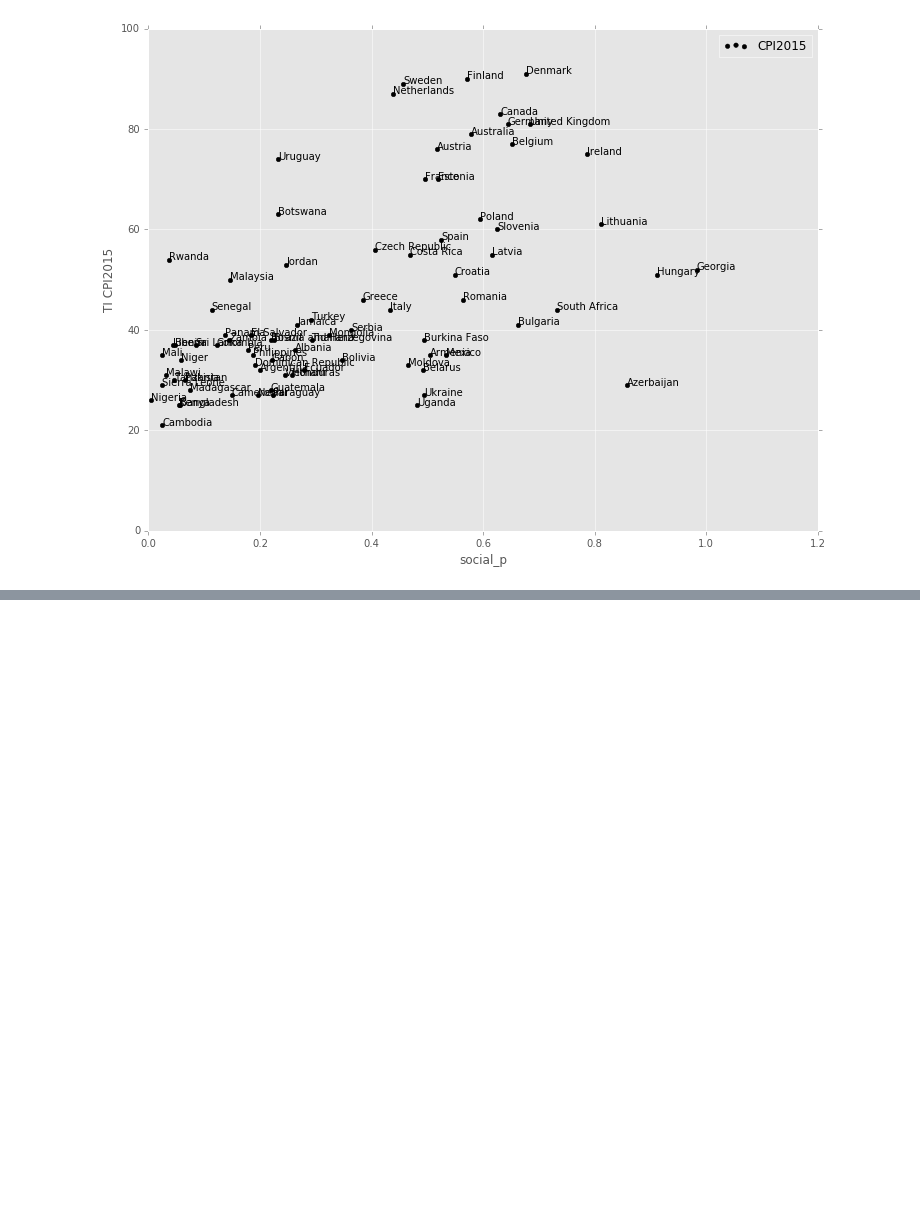
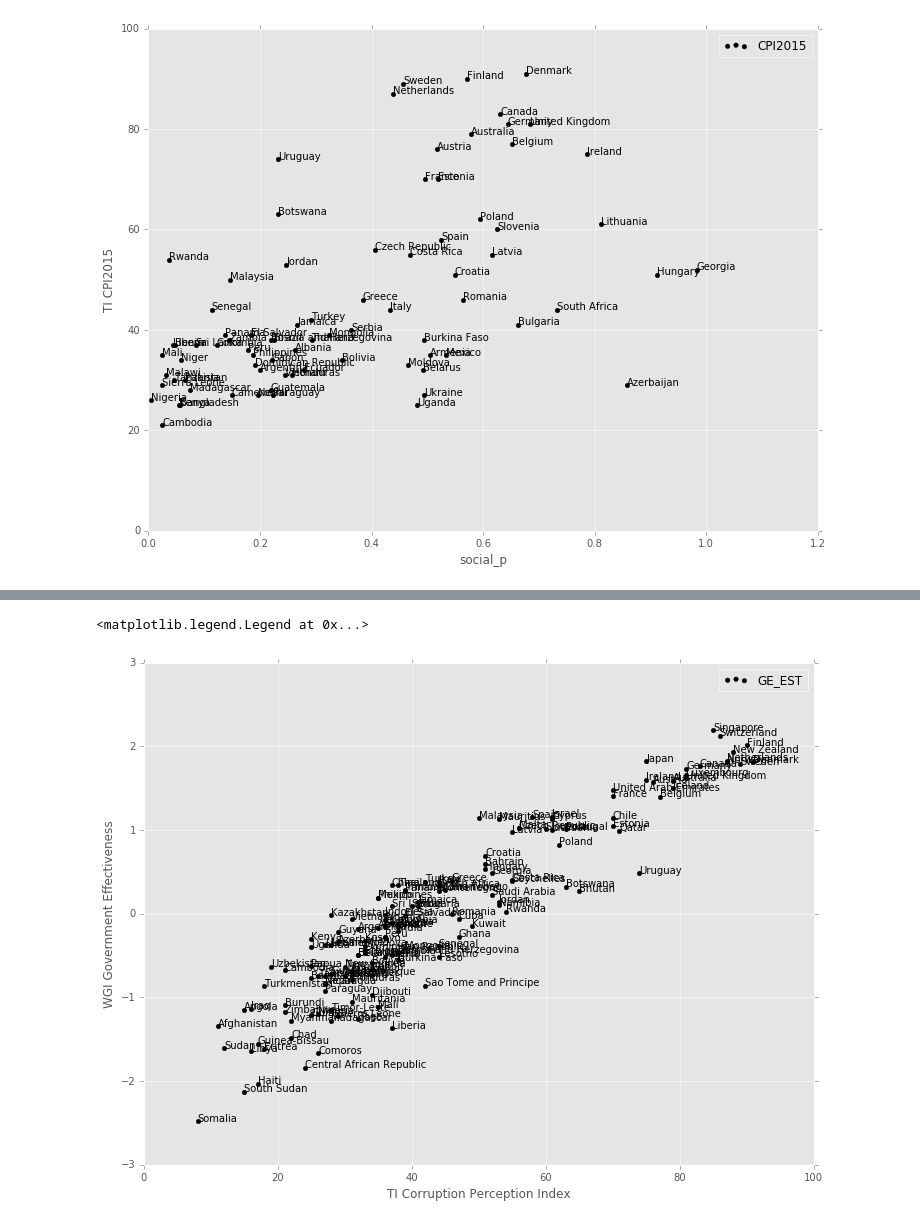
Before and after one commit to adrivsh/wb_social_transfers, a Jupyter notebook: social protection and governance analysis.ipynb, the cells around one changed output, grey strips where cells are left out. Drawn from its saved outputs; the diff is of its cells as text; code cells hidden in the pictures; blank space fills up the shorter version.

```diff
--- a/social protection and governance analysis.ipynb
+++ b/social protection and governance analysis.ipynb
@@ -247,2 +308,25 @@ plt.legend()
+# %%
+fig1 = plt.figure(figsize=[12,9])
+plt.scatter(df_stats['CPI2015'], df_stats['GE_EST'], color='k', clip_on=False)
+
+for k in df_stats.index.values:
+    plt.annotate(xy = [df_stats.loc[k,'CPI2015'], df_stats.loc[k,'GE_EST']],
+                 s=k, xycoords='data')
+
+#plt.plot(ILO_data.loc[country_diff]['Public social protection (% GDP)'],
+#         df_socprot_missing['social_p cont. lin. est. from ILO'], 'kx', mew=2, ms=10)
+
+#plt.plot(x_grid, y_hat_lin_p, label="Linear", color = 'k', ls = '-', linewidth=2)
+#plt.plot(x_grid, y_hat_plin_p, label="Piecewise linear", color = 'g', ls = '-', linewidth=2)
+#plt.plot(x_grid, k0_p(x_grid), label="Nonparam., locally linear", color = 'blue', ls = '--', linewidth=2)
+
+
+plt.xlabel('TI Corruption Perception Index')
+plt.ylabel('WGI Government Effectiveness')
+plt.xlim(0)
+plt.legend()
+# %% [output]
+<matplotlib.legend.Legend at 0x...>
+[figure, added]
 # %%
 fig1 = plt.figure(figsize=[12,9])
```
Also changed, not shown: parts of 8 cells of this notebook, 2 other files.
